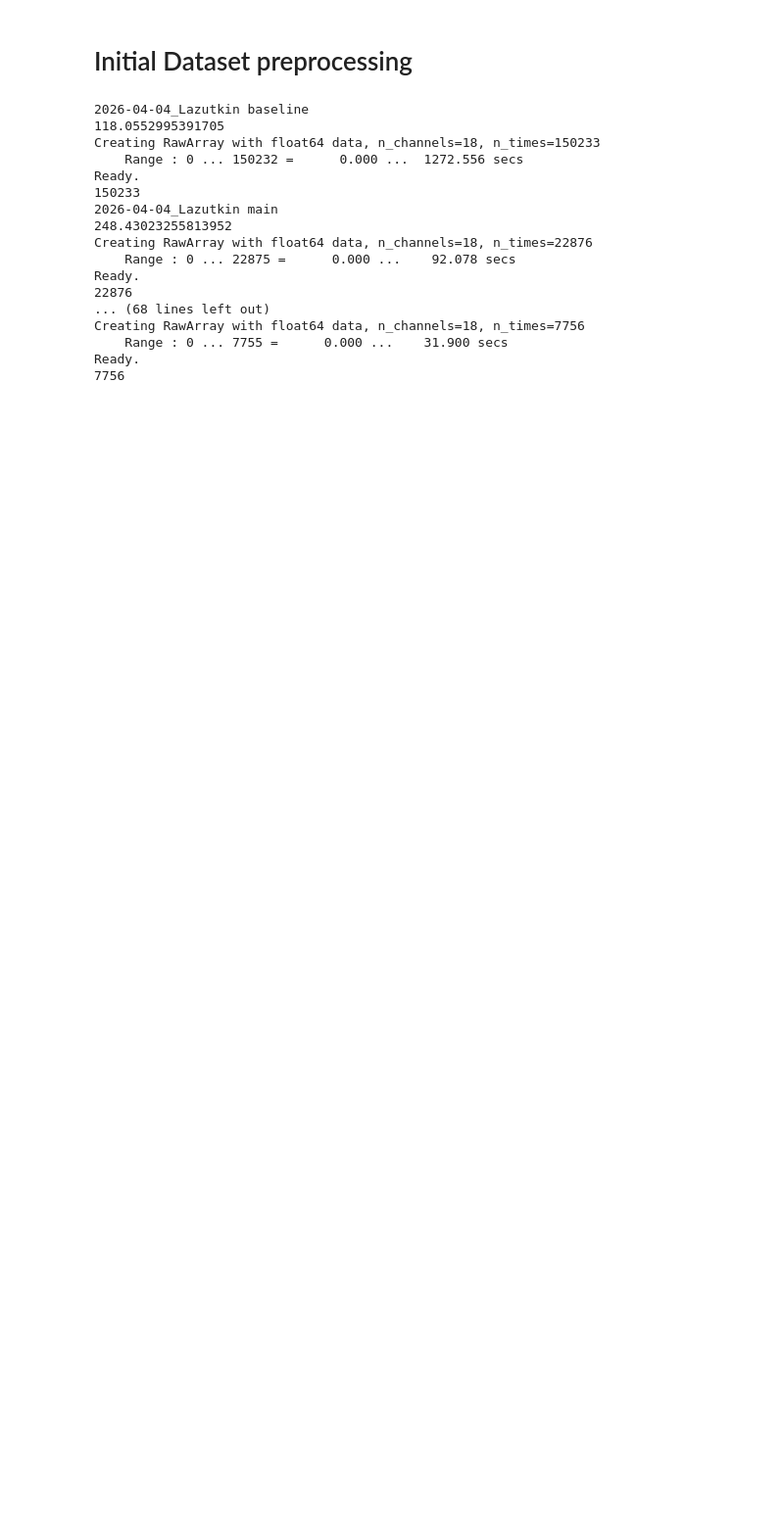
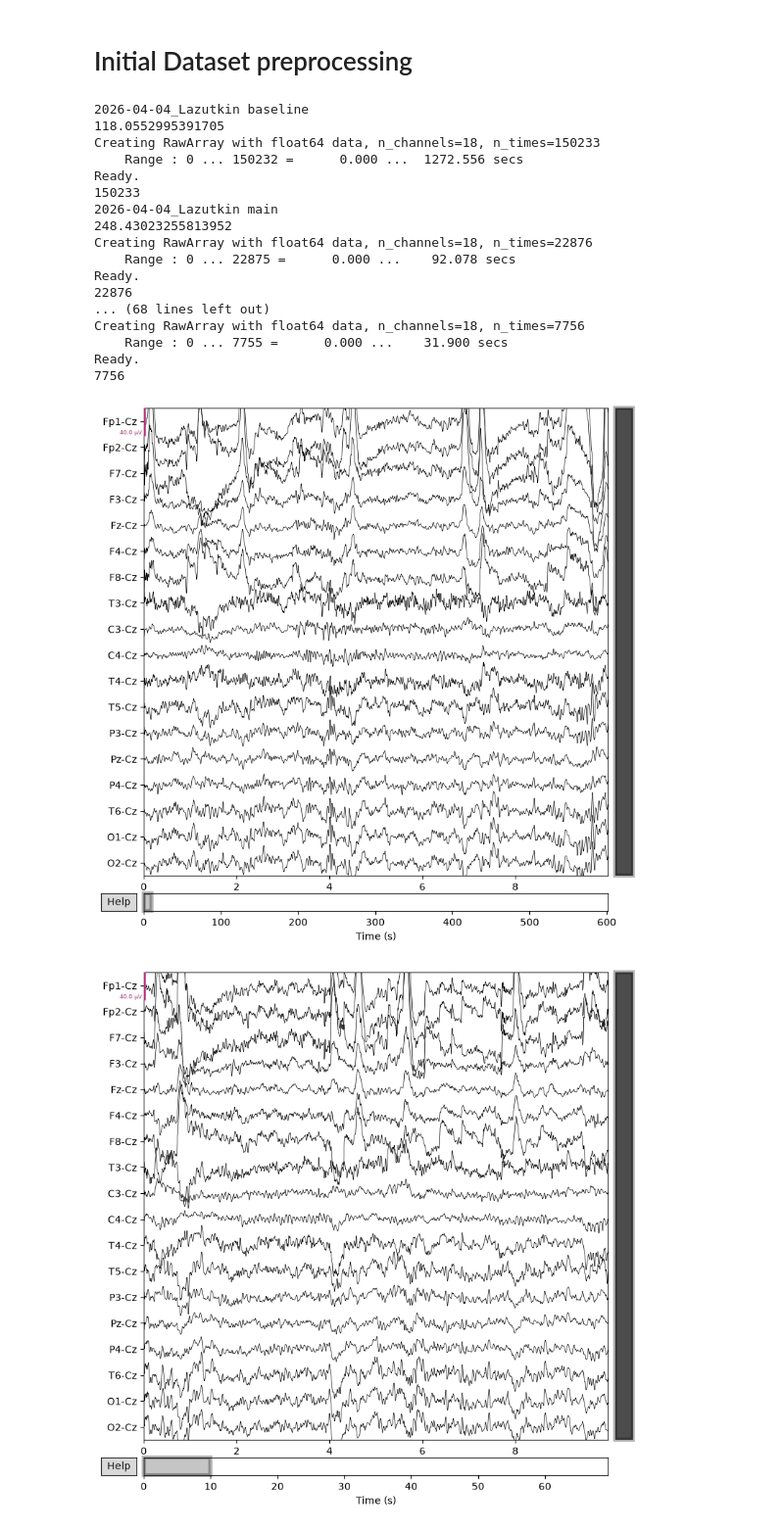
Before and after one commit to ffountainer/eeg-to-code, a Jupyter notebook: preprocessing/preprocess.ipynb, the cells around one changed output. Shown at 98% size. Drawn from its saved outputs; the diff is of its cells as text; code cells hidden in the pictures; blank space fills up the shorter version.

```diff
--- a/preprocessing/preprocess.ipynb
+++ b/preprocessing/preprocess.ipynb
@@ -72,6 +73,7 @@ for i in range (0, subject_num):
     bs_data = []
     for channel in bs_channels:
         bs_times = baseline_samples[channel].values
+        bs_times = np.array(bs_times) * 1e-6
         bs_data.append(bs_times)
     # info
     bs_sfreq = bs_metadata.fs_est.values[0]
@@ -89,6 +91,7 @@ for i in range (0, subject_num):
     mn_data = []
     for channel in mn_channels:
         mn_times = main_samples[channel].values
+        mn_times = np.array(mn_times) * 1e-6
         mn_data.append(mn_times)
     # info
     mn_sfreq = mn_metadata.fs_est.values[0]
@@ -116,3 +119,11 @@ Creating RawArray with float64 data, n_channels=18, n_times=7756
     Range : 0 ... 7755 =      0.000 ...    31.900 secs
 Ready.
 7756
+# %%
+# plots of the raw data for the first two sessions (first is baseline, second is main)
+# as you can see, the first baseline contains a huge artifact
+baseline_raw[1].plot();
+main_raw[1].plot();
+# %% [output]
+[figure, added]
+[figure, added]
```
Also changed, not shown: parts of 3 cells of this notebook.
